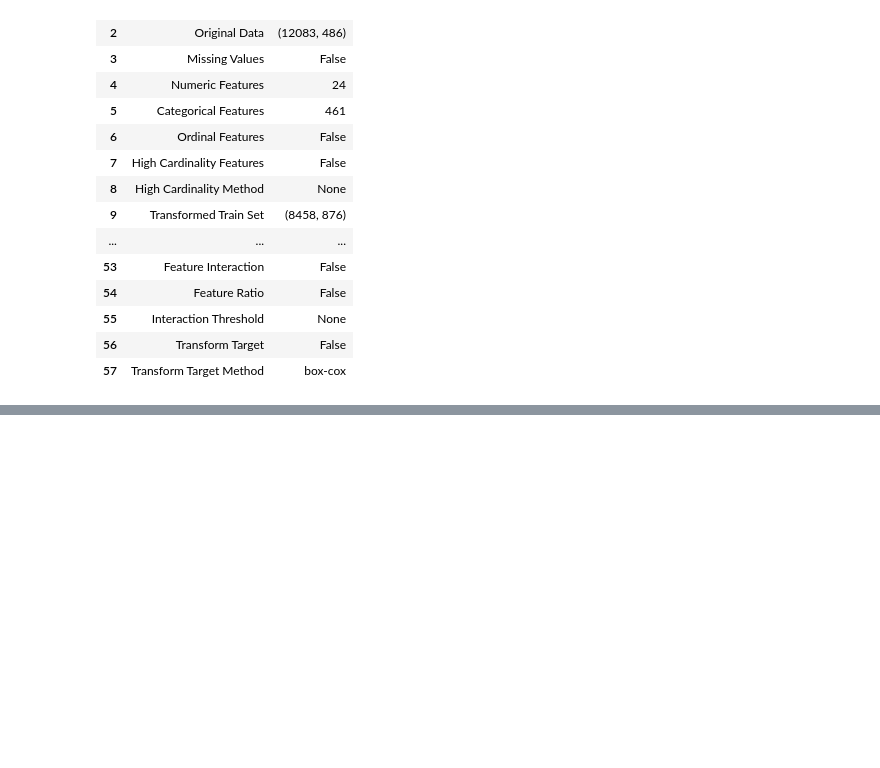
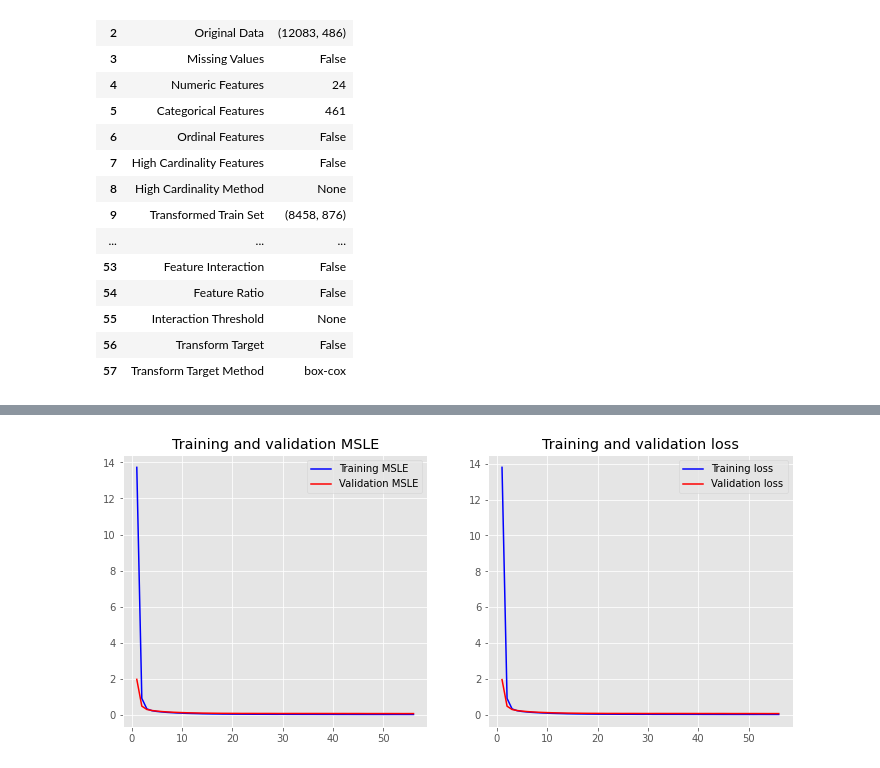
Before and after one commit to The-Powder-of-Data/predict_consumption, a Jupyter notebook: src/Model_report.ipynb, the cells around one changed output, grey strips where cells are left out. Saved outputs shown, nothing was run; the diff lists cells and outputs as text; code cells hidden in the pictures; blank space fills up the shorter version.

```diff
--- a/src/Model_report.ipynb
+++ b/src/Model_report.ipynb
@@ -413,0 +701,27 @@ save_model(tuned_lightgbm, '../output/models/lightgbm1')
+# %%
+hidden_units1 = 160
+hidden_units2 = 480
+hidden_units3 = 256
+learning_rate = 0.001
+
+
+# Creating sequential model
+def build_model_using_sequential():
+  model = Sequential([
+    Dense(hidden_units1, kernel_initializer='normal', activation='relu'),
+    Dropout(0.2),
+    Dense(hidden_units2, kernel_initializer='normal', activation='relu'),
+    Dropout(0.2),
+    Dense(hidden_units3, kernel_initializer='normal', activation='relu'),
+    Dense(1, kernel_initializer='normal', activation='linear')
+  ])
+  return model
+
+# building model
+model = build_model_using_sequential()
+
+# loss function
+msle = MeanSquaredLogarithmicError()
+model.compile(loss=msle,
+              optimizer=Adam(learning_rate=learning_rate),
+              metrics=[msle])
@@ -413,0 +731,10 @@ save_model(tuned_lightgbm, '../output/models/lightgbm1')
+# %%
+callback = tf.keras.callbacks.EarlyStopping(monitor='loss', patience=5)
+
+history = model.fit(X_train_scaled, y_train,
+                    epochs=60,
+                    verbose=1,
+                    validation_data=(X_test_scaled, y_test),
+                    batch_size=64,
+                    callbacks=[callback]
+                    )
@@ -413,0 +760,4 @@ save_model(tuned_lightgbm, '../output/models/lightgbm1')
+# %%
+plot_history(history)
+# %% [output]
+[figure, added]
```
Also changed, not shown: parts of 36 cells of this notebook, 6 other files.
